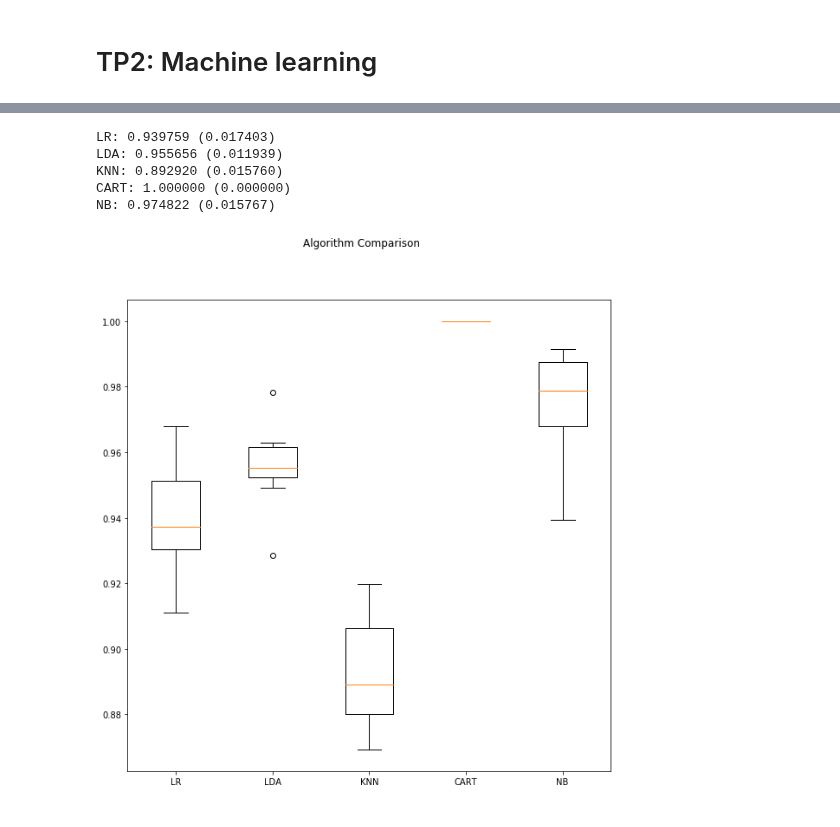
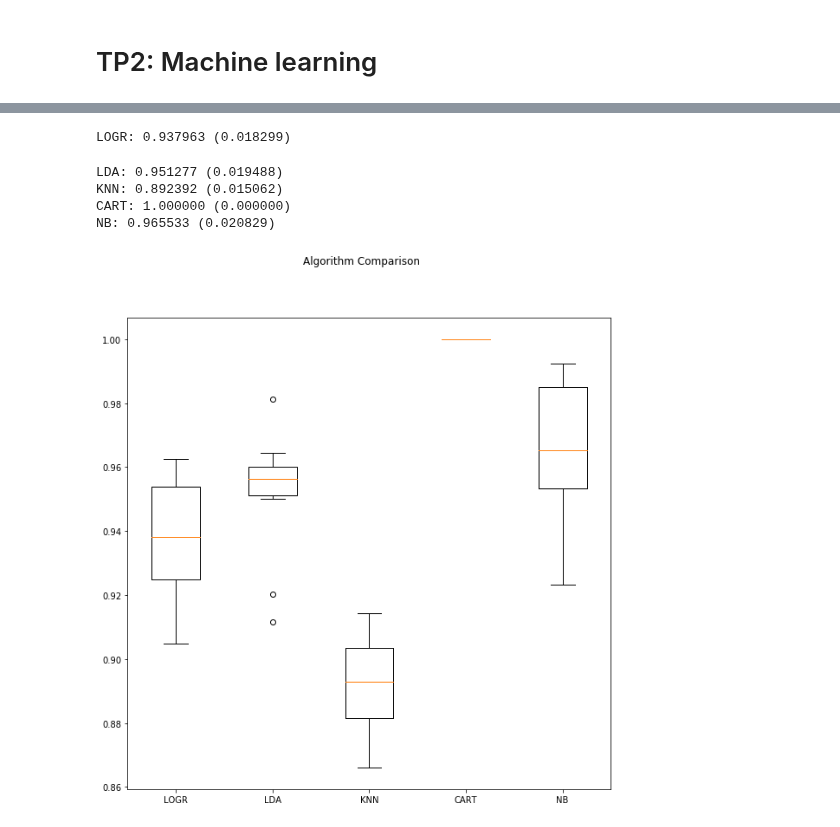
Before and after one commit to LucianoGiannotti/ProperatiDatosTP, a Jupyter notebook: Machine Learning - TP2.ipynb, the cells around one changed output, grey strips where cells are left out. Cells and saved outputs as stored; diff of their text form; code cells hidden in the pictures.

```diff
--- a/Machine Learning - TP2.ipynb
+++ b/Machine Learning - TP2.ipynb
@@ -174,3 +207,0 @@ memory usage: 22.3+ MB
-# %%
-data_training = data_training[['created_on', 'property_type', 'place_name','place_with_parent_names', 'state_name','lat', 'lon','price_aprox_usd', 'surface_total_in_m2','price_usd_per_m2','rooms']]
-data_training.info()
@@ -194,3 +212,4 @@ memory usage: 10.3+ MB
 # %%
-#Hay un registro con rooms nan
+#Hay 2 registro con rooms nan irrecuperables
 data_training.drop(132299,inplace=True)
+data_training.drop(95386,inplace=True)
@@ -220,0 +237,4 @@ memory usage: 11.2+ MB
+# %%
+#Recuperamos registros a los que no se les calculo el precio por m2 en dolares
+data_training.loc[data_training['price_usd_per_m2'].isnull(),'price_usd_per_m2'] = data_training.surface_total_in_m2 / data_training.price_aprox_usd
+data_training.info()
@@ -237,15 +275,11 @@ data_training["state_name_code"] = lb_make4.fit_transform(data_training["state_n
 data_training2 = data_training[['lat', 'lon', 'price_aprox_usd', 'surface_total_in_m2',
        'price_usd_per_m2', 'rooms', 'year', 'month', 'property_type_code',
        'place_name_code', 'place_with_parent_names_code', 'state_name_code']]
+
+data_training2 = data_training2.dropna(axis = 0, subset = ['lat','lon'],how ='any')
 # %%
 # Compare Algorithms
-from sklearn import model_selection
-from sklearn.linear_model import LogisticRegression
-from sklearn.tree import DecisionTreeClassifier
-from sklearn.neighbors import KNeighborsClassifier
-from sklearn.discriminant_analysis import LinearDiscriminantAnalysis
-from sklearn.naive_bayes import GaussianNB
-from sklearn.svm import SVC
+
 # load dataset
 #url = '/home/lucio/Documentos/OrgaDeDatos/ProperatiDatosTP/data/asdasd.csv'
 #names = ['created_on', 'lat','lon', 'price_aprox_usd', 'price_usd_per_m2',\
@@ -257,37 +291,37 @@ X = array[:,0:11]
 Y = array[:,11]
 
 # prepare configuration for cross validation test harness
 seed = 7
 # prepare models
 models = []
-models.append(('LR', LogisticRegression()))
+models.append(('LOGR', LogisticRegression()))
 models.append(('LDA', LinearDiscriminantAnalysis()))
 models.append(('KNN', KNeighborsClassifier()))
 models.append(('CART', DecisionTreeClassifier()))
 models.append(('NB', GaussianNB()))
 #models.append(('SVM', SVC())) # En casi 3hs nadaaa si alguno lo prueba y le anda en menos copado jaja
 # evaluate each model in turn
 results = []
 names = []
 scoring = 'accuracy'
 for name, model in models:
 	kfold = model_selection.KFold(n_splits=10, random_state=seed)
 	cv_results = model_selection.cross_val_score(model, X, Y, cv=kfold, scoring=scoring)
 	results.append(cv_results)
 	names.append(name)
 	msg = "%s: %f (%f)" % (name, cv_results.mean(), cv_results.std())
 	print(msg)
 # boxplot algorithm comparison
 fig = plt.figure(figsize=(10,10))
 fig.suptitle('Algorithm Comparison')
 ax = fig.add_subplot(111)
 plt.boxplot(results)
 ax.set_xticklabels(names)
 plt.show()
 # %% [output]
-LR: 0.939759 (0.017403)
-LDA: 0.955656 (0.011939)
-KNN: 0.892920 (0.015760)
-CART: 1.000000 (0.000000)
-NB: 0.974822 (0.015767)
+LOGR: 0.937963 (0.018299)
+LDA: 0.951277 (0.019488)
+KNN: 0.892392 (0.015062)
+CART: 1.000000 (0.000000)
+NB: 0.965533 (0.020829)
-[figure, old version]
+[figure, new version]
```
Also changed, not shown: parts of 22 cells of this notebook.
